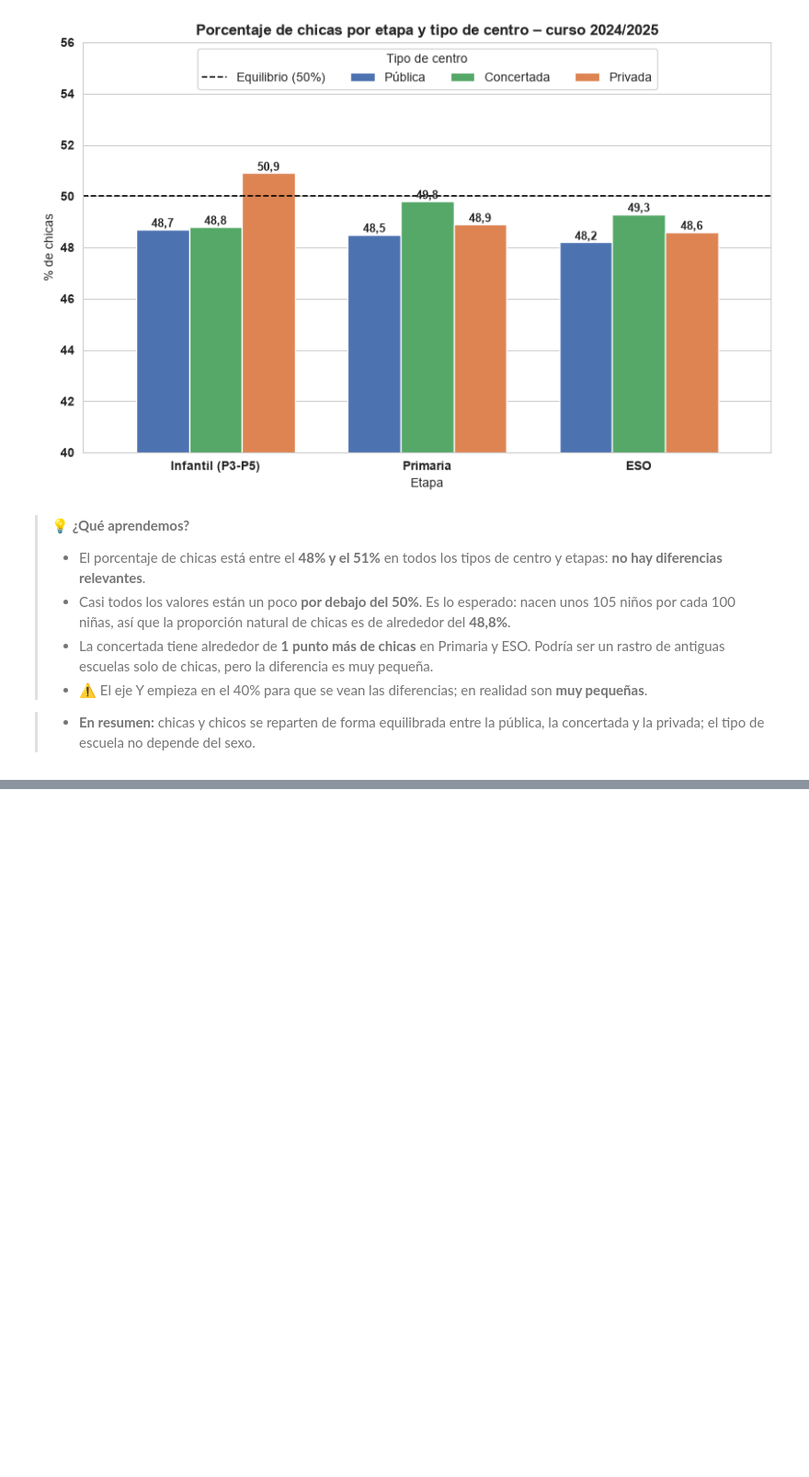
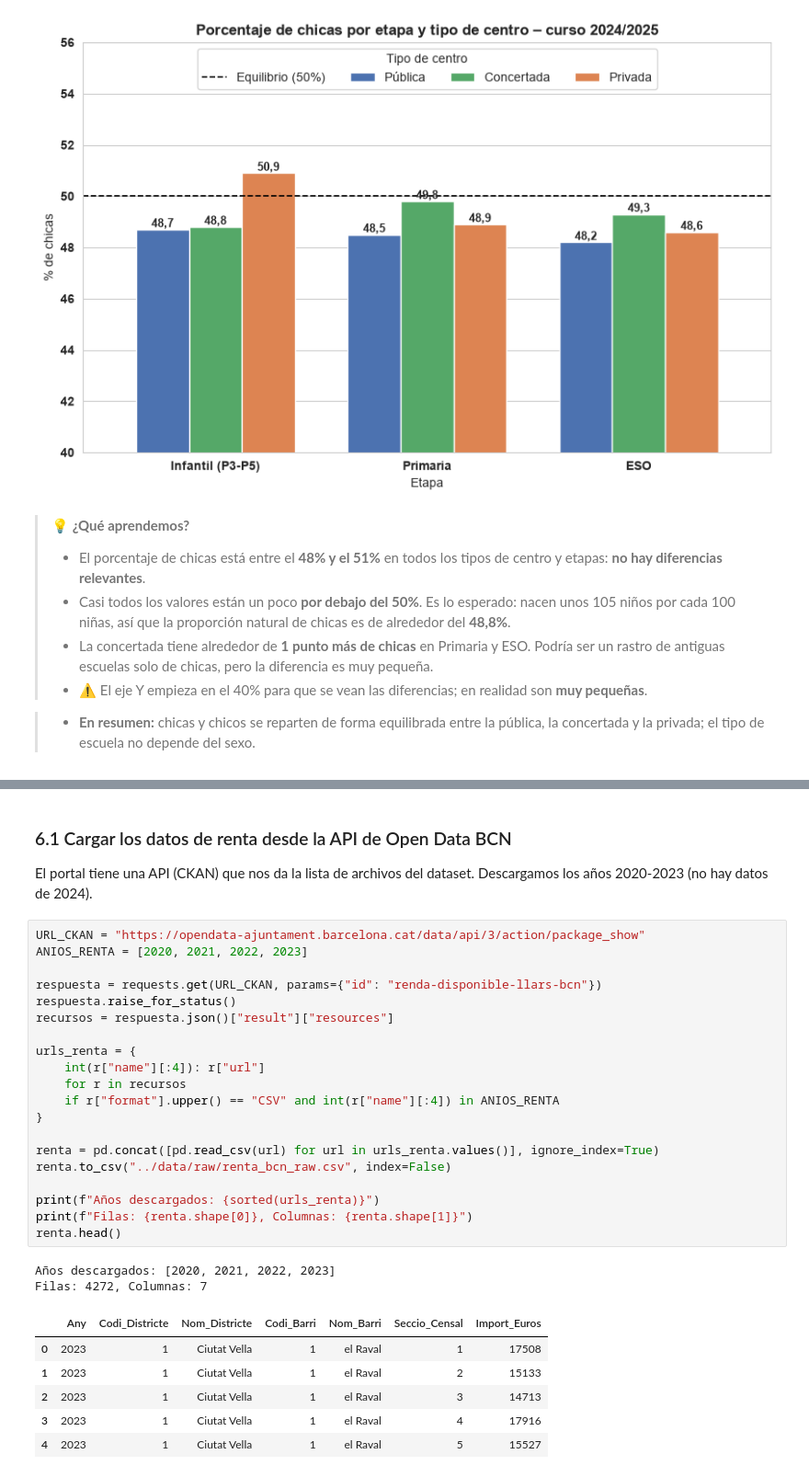
Before and after one commit to esrakesken/eda-educacion-barcelona, a Jupyter notebook: notebooks/01_eda_educacion_bcn.ipynb, the cells around one changed output, grey strips where cells are left out. Shown at 92% size. Cells and saved outputs as stored; diff of their text form; blank space fills up the shorter version.

```diff
--- a/notebooks/01_eda_educacion_bcn.ipynb
+++ b/notebooks/01_eda_educacion_bcn.ipynb
@@ -1131,0 +1135,32 @@ plt.show()
+# %% [markdown]
+### 6.1 Cargar los datos de renta desde la API de Open Data BCN
+El portal tiene una API (CKAN) que nos da la lista de archivos del dataset. Descargamos los años 2020-2023 (no hay datos de 2024).
+# %%
+URL_CKAN = "https://opendata-ajuntament.barcelona.cat/data/api/3/action/package_show"
+ANIOS_RENTA = [2020, 2021, 2022, 2023]
+
+respuesta = requests.get(URL_CKAN, params={"id": "renda-disponible-llars-bcn"})
+respuesta.raise_for_status()
+recursos = respuesta.json()["result"]["resources"]
+
+urls_renta = {
+    int(r["name"][:4]): r["url"]
+    for r in recursos
+    if r["format"].upper() == "CSV" and int(r["name"][:4]) in ANIOS_RENTA
+}
+
+renta = pd.concat([pd.read_csv(url) for url in urls_renta.values()], ignore_index=True)
+renta.to_csv("../data/raw/renta_bcn_raw.csv", index=False)
+
+print(f"Años descargados: {sorted(urls_renta)}")
+print(f"Filas: {renta.shape[0]}, Columnas: {renta.shape[1]}")
+renta.head()
+# %% [output]
+Años descargados: [2020, 2021, 2022, 2023]
+Filas: 4272, Columnas: 7
+|  | Any | Codi_Districte | Nom_Districte | Codi_Barri | Nom_Barri | Seccio_Censal | Import_Euros |
+| 0 | 2023 | 1 | Ciutat Vella | 1 | el Raval | 1 | 17508 |
+| 1 | 2023 | 1 | Ciutat Vella | 1 | el Raval | 2 | 15133 |
+| 2 | 2023 | 1 | Ciutat Vella | 1 | el Raval | 3 | 14713 |
+| 3 | 2023 | 1 | Ciutat Vella | 1 | el Raval | 4 | 17916 |
+| 4 | 2023 | 1 | Ciutat Vella | 1 | el Raval | 5 | 15527 |
```
Also changed, not shown: parts of 5 cells of this notebook.
